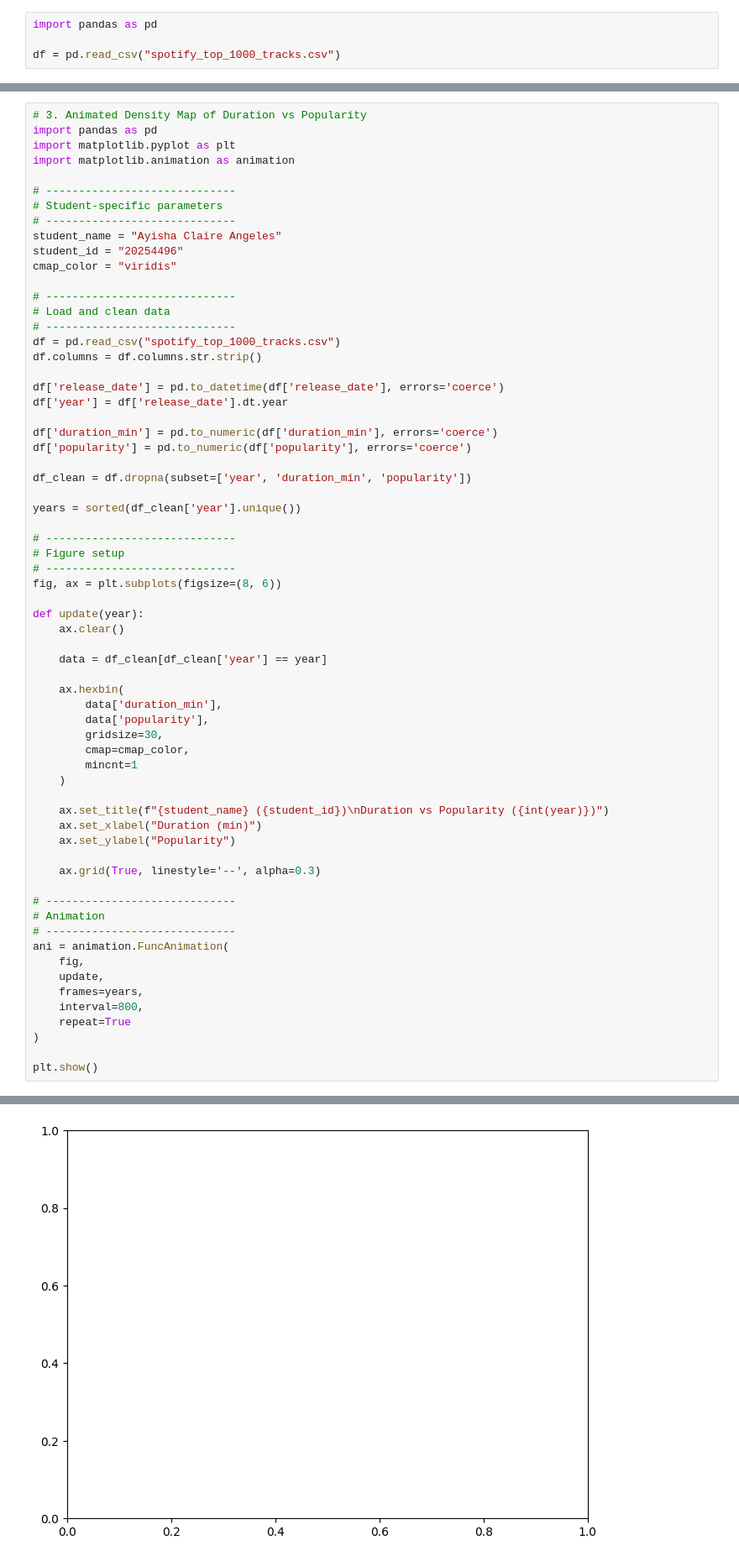
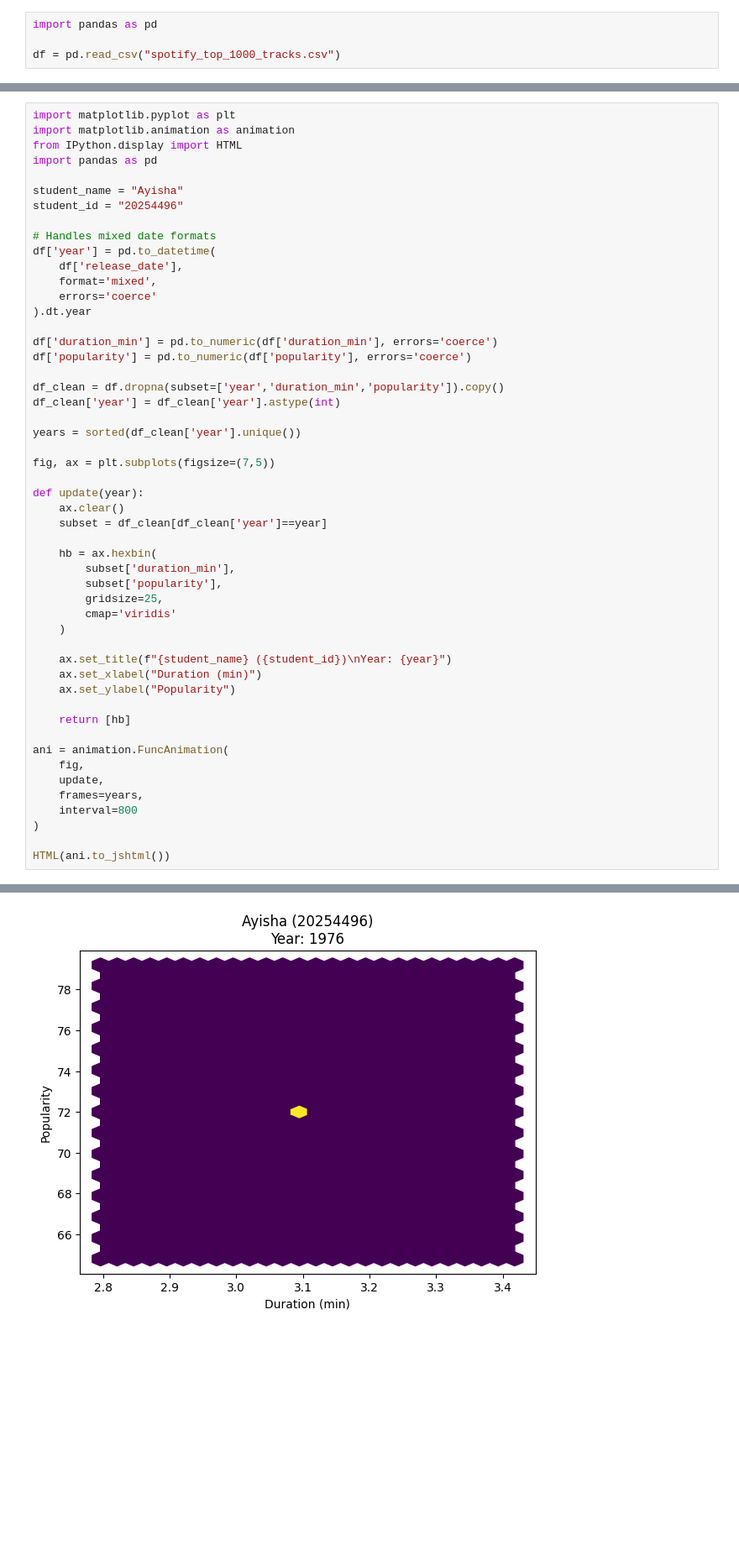
Before and after one commit to acangeles028-source/Comprog_lab7, a Jupyter notebook: Additional_Exercises.ipynb, the cells around one changed output, grey strips where cells are left out. Shown at 84% size. Saved outputs shown, nothing was run; the diff lists cells and outputs as text; blank space fills up the shorter version.

Commit message:
Added by lab 7 by Student Angeles

```diff
--- a/Additional_Exercises.ipynb
+++ b/Additional_Exercises.ipynb
@@ -147,66 +155,52 @@ plt.show()
 # %%
-# 3. Animated Density Map of Duration vs Popularity
-import pandas as pd
 import matplotlib.pyplot as plt
 import matplotlib.animation as animation
+from IPython.display import HTML
+import pandas as pd
 
-# -----------------------------
-# Student-specific parameters
-# -----------------------------
-student_name = "Ayisha Claire Angeles"
+student_name = "Ayisha"
 student_id = "20254496"
-cmap_color = "viridis"
 
-# -----------------------------
-# Load and clean data
-# -----------------------------
-df = pd.read_csv("spotify_top_1000_tracks.csv")
-df.columns = df.columns.str.strip()
-
-df['release_date'] = pd.to_datetime(df['release_date'], errors='coerce')
-df['year'] = df['release_date'].dt.year
+# Handles mixed date formats
+df['year'] = pd.to_datetime(
+    df['release_date'],
+    format='mixed',
+    errors='coerce'
+).dt.year
 
 df['duration_min'] = pd.to_numeric(df['duration_min'], errors='coerce')
 df['popularity'] = pd.to_numeric(df['popularity'], errors='coerce')
 
-df_clean = df.dropna(subset=['year', 'duration_min', 'popularity'])
+df_clean = df.dropna(subset=['year','duration_min','popularity']).copy()
+df_clean['year'] = df_clean['year'].astype(int)
 
 years = sorted(df_clean['year'].unique())
 
-# -----------------------------
-# Figure setup
-# -----------------------------
-fig, ax = plt.subplots(figsize=(8, 6))
+fig, ax = plt.subplots(figsize=(7,5))
 
 def update(year):
     ax.clear()
+    subset = df_clean[df_clean['year']==year]
 
-    data = df_clean[df_clean['year'] == year]
-
-    ax.hexbin(
-        data['duration_min'],
-        data['popularity'],
-        gridsize=30,
-        cmap=cmap_color,
-        mincnt=1
+    hb = ax.hexbin(
+        subset['duration_min'],
+        subset['popularity'],
+        gridsize=25,
+        cmap='viridis'
     )
 
-    ax.set_title(f"{student_name} ({student_id})\nDuration vs Popularity ({int(year)})")
+    ax.set_title(f"{student_name} ({student_id})\nYear: {year}")
     ax.set_xlabel("Duration (min)")
     ax.set_ylabel("Popularity")
 
-    ax.grid(True, linestyle='--', alpha=0.3)
+    return [hb]
 
-# -----------------------------
-# Animation
-# -----------------------------
 ani = animation.FuncAnimation(
     fig,
     update,
     frames=years,
-    interval=800,
-    repeat=True
+    interval=800
 )
 
-plt.show()
+HTML(ani.to_jshtml())
 # %% [output]
@@ -213 +208 @@ plt.show()
-[figure, old version]
+[figure, new version]
```
Also changed, not shown: parts of 3 cells of this notebook, 3 other files.
